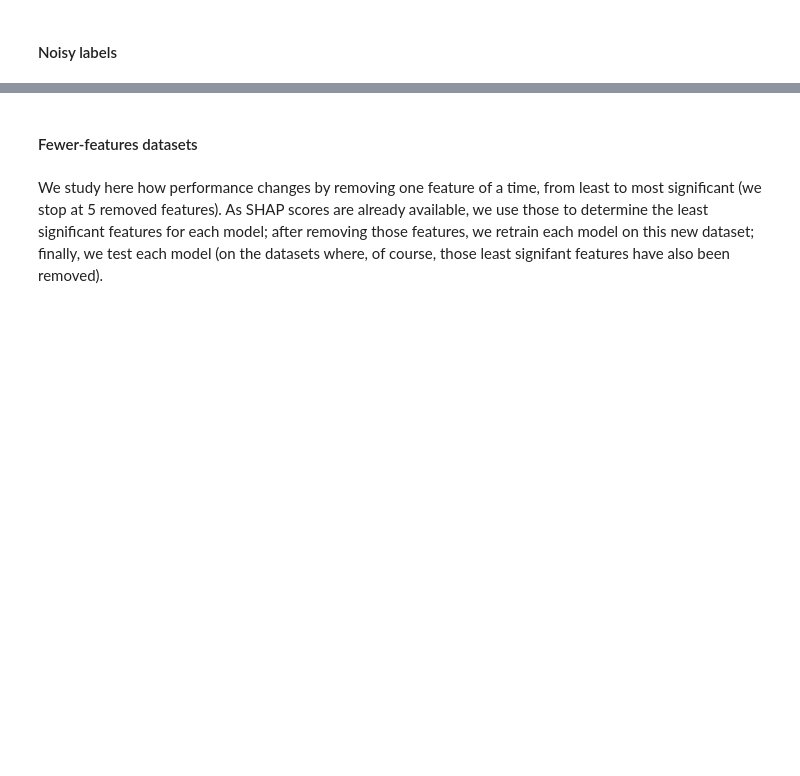
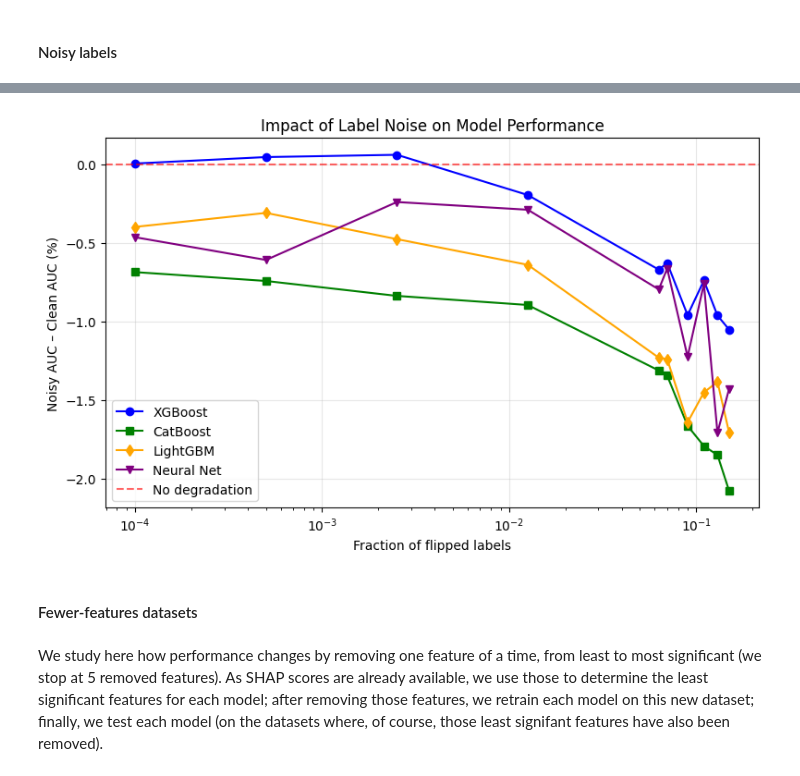
Before and after one commit to EstebanCardenas2001/LCPB_2026, a Jupyter notebook: Paper/magic_studies.ipynb, the cells around one changed output, grey strips where cells are left out. Drawn from its saved outputs; the diff is of its cells as text; code cells hidden in the pictures; blank space fills up the shorter version.

```diff
--- a/Paper/magic_studies.ipynb
+++ b/Paper/magic_studies.ipynb
@@ -1782,21 +1831,21 @@ for p in noise_levels:
     X_aug, y_aug = rigorous_augmentation(X_training, Y_training, noise_level=p)
 
     # XGBoost
-    m_xgb = xgb.XGBClassifier(**best_model_xgb)
+    m_xgb = xgb.XGBClassifier(**xgb_best)
     m_xgb.fit(X_aug, y_aug, eval_set=[(X_val, Y_val)], verbose=False)
     auc_xgb_noise = roc_auc_score(Y_test, m_xgb.predict_proba(X_test)[:, 1])
     auc_drop_xgb.append(roc_auc_clean_xgb - auc_xgb_noise)
 
     # CatBoost (early_stopping_rounds belongs to fit, not constructor)
-    cat_params_clean = {k: v for k, v in final_model_cb.items() if k != 'early_stopping_rounds'}
-    m_cb = cb.CatBoostClassifier(**cat_params_clean)
+    #cat_params_clean = {k: v for k, v in final_model_cb.items() if k != 'early_stopping_rounds'}
+    m_cb = cb.CatBoostClassifier(**{k:v for k,v in cat_best.items() if k!='early_stopping_rounds'})
     m_cb.fit(X_aug, y_aug, eval_set=[(X_val, Y_val)],
              early_stopping_rounds=50, verbose=False)
     auc_cb = roc_auc_score(Y_test, m_cb.predict_proba(X_test)[:, 1])
     auc_drop_cb.append(roc_auc_clean_cb - auc_cb)
 
     # LightGBM
-    m_lgb = lgb.LGBMClassifier(**final_model_lgb)
+    m_lgb = lgb.LGBMClassifier(**lgb_best)
     m_lgb.fit(X_aug, y_aug, eval_set=[(X_val, Y_val)],
               callbacks=[lgb.early_stopping(50, verbose=False)])
     auc_lgb = roc_auc_score(Y_test, m_lgb.predict_proba(X_test)[:, 1])
@@ -1878,12 +1948,12 @@ def targeted_noise_test(X, target_indices, noise_level, stds):
     return X_noisy
 
 # Train one fresh set of models on clean data (to evaluate this experiment only)
-m_xgb = xgb.XGBClassifier(**best_model_xgb)
+m_xgb = xgb.XGBClassifier(**xgb_best)
 m_xgb.fit(X_training, Y_training, eval_set=[(X_val, Y_val)], verbose=False)
-cat_params_clean = {k: v for k, v in final_model_cb.items() if k != 'early_stopping_rounds'}
-m_cb = cb.CatBoostClassifier(**cat_params_clean)
+#cat_params_clean = {k: v for k, v in final_model_cb.items() if k != 'early_stopping_rounds'}
+m_cb = cb.CatBoostClassifier(**{k:v for k,v in cat_best.items() if k!='early_stopping_rounds'})
 m_cb.fit(X_training, Y_training, eval_set=[(X_val, Y_val)], early_stopping_rounds=50, verbose=False)
-m_lgb = lgb.LGBMClassifier(**final_model_lgb)
+m_lgb = lgb.LGBMClassifier(**lgb_best)
 m_lgb.fit(X_training, Y_training, eval_set=[(X_val, Y_val)],
           callbacks=[lgb.early_stopping(50, verbose=False)])
 
@@ -1963,8 +2049,7 @@ update_elapsed('targeted_feature_noise', elapsed_target_feat)
 # %%
 gbm_best = {**study_gbm.best_params} # no early_stopping_rounds here (handled by fit)
 # %%
-noise_levels_lab = np.concatenate([np.logspace(-4, -1.2, 5), np.linspace(0.02, 0.15, 5)])
-noise_levels_lab
+noise_levels_lab = np.concatenate([np.logspace(-4, -1.2, 5), np.linspace(0.07, 0.15, 5)])
 # %%
 # ---- Robustness to label noise (flipped labels) ----
 
@@ -1988,21 +2073,21 @@ for p in noise_levels_lab:
     y_noisy = inject_label_noise(Y_training, noise_level=p)
 
     # XGBoost
-    m_xgb = xgb.XGBClassifier(**best_model_xgb)
+    m_xgb = xgb.XGBClassifier(**xgb_best)
     m_xgb.fit(X_training, y_noisy, eval_set=[(X_val, Y_val)], verbose=False)
     auc_xgb = roc_auc_score(Y_test, m_xgb.predict_proba(X_test)[:, 1])
     auc_drop_xgb_lab.append(roc_auc_clean_xgb - auc_xgb)
 
     # CatBoost (early_stopping_rounds in fit, remove from params if present)
-    cat_params_clean = {k: v for k, v in final_model_cb.items() if k != 'early_stopping_rounds'}
-    m_cb = cb.CatBoostClassifier(**cat_params_clean)
+    #cat_params_clean = {k: v for k, v in final_model_cb.items() if k != 'early_stopping_rounds'}
+    m_cb = cb.CatBoostClassifier(**{k:v for k,v in cat_best.items() if k!='early_stopping_rounds'})
     m_cb.fit(X_training, y_noisy, eval_set=[(X_val, Y_val)],
              early_stopping_rounds=50, verbose=False)
     auc_cb = roc_auc_score(Y_test, m_cb.predict_proba(X_test)[:, 1])
     auc_drop_cb_lab.append(roc_auc_clean_cb - auc_cb)
 
     # LightGBM
-    m_lgb = lgb.LGBMClassifier(**final_model_lgb)
+    m_lgb = lgb.LGBMClassifier(**lgb_best)
     m_lgb.fit(X_training, y_noisy, eval_set=[(X_val, Y_val)],
               callbacks=[lgb.early_stopping(50, verbose=False)])
     auc_lgb = roc_auc_score(Y_test, m_lgb.predict_proba(X_test)[:, 1])
@@ -2045,18 +2149,21 @@ update_elapsed('label_noise', elapsed_lab)
 # %%
 # Plot AUC drop
 plt.figure(figsize=(8, 5))
 plt.plot(noise_levels_lab, -100*np.asarray(auc_drop_xgb_lab), 'o-', label='XGBoost', color='blue')
 plt.plot(noise_levels_lab, -100*np.asarray(auc_drop_cb_lab), 's-', label='CatBoost', color='green')
 plt.plot(noise_levels_lab, -100*np.asarray(auc_drop_lgb_lab), 'd-', label='LightGBM', color='orange')
 plt.plot(noise_levels_lab, -100*np.asarray(auc_drop_nn_lab), 'v-', label='Neural Net', color='purple')
 plt.axhline(y=0, color='red', linestyle='--', alpha=0.6, label='No degradation')
 plt.xlabel('Fraction of flipped labels')
 plt.ylabel('Noisy AUC – Clean AUC (%)')
 plt.title('Impact of Label Noise on Model Performance')
+plt.xscale('log')
 plt.legend()
 plt.grid(alpha=0.3)
 plt.tight_layout()
 plt.show()
+# %% [output]
+[figure, added]
 # %% [markdown]
 #### Fewer-features datasets
 # %% [markdown]
```
Also changed, not shown: parts of 45 cells of this notebook.
